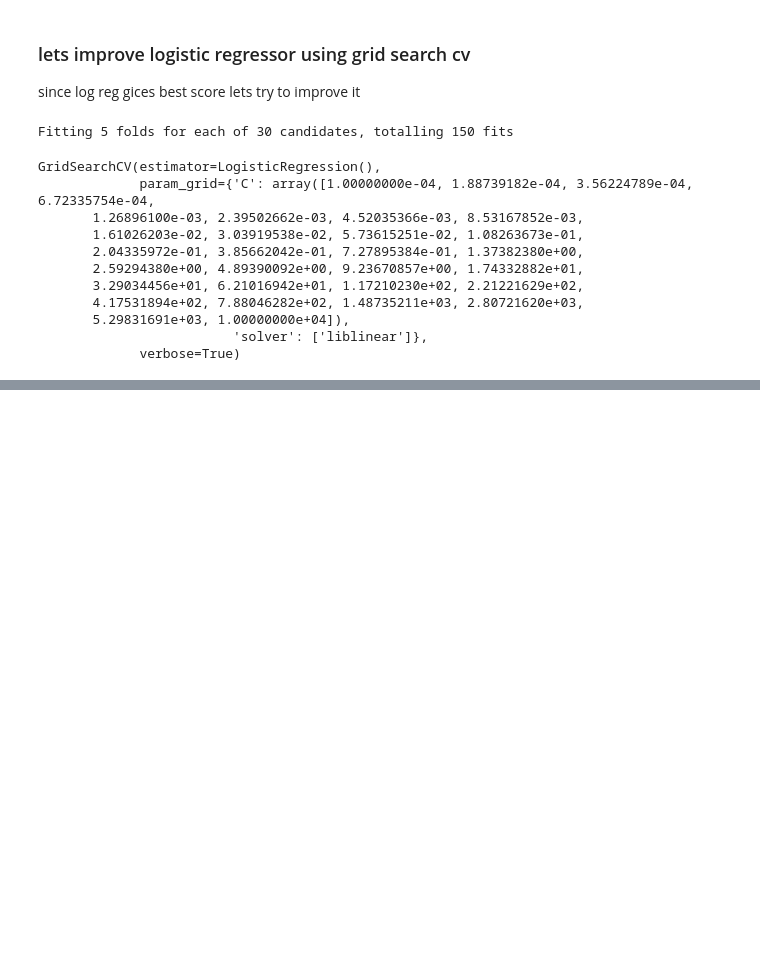
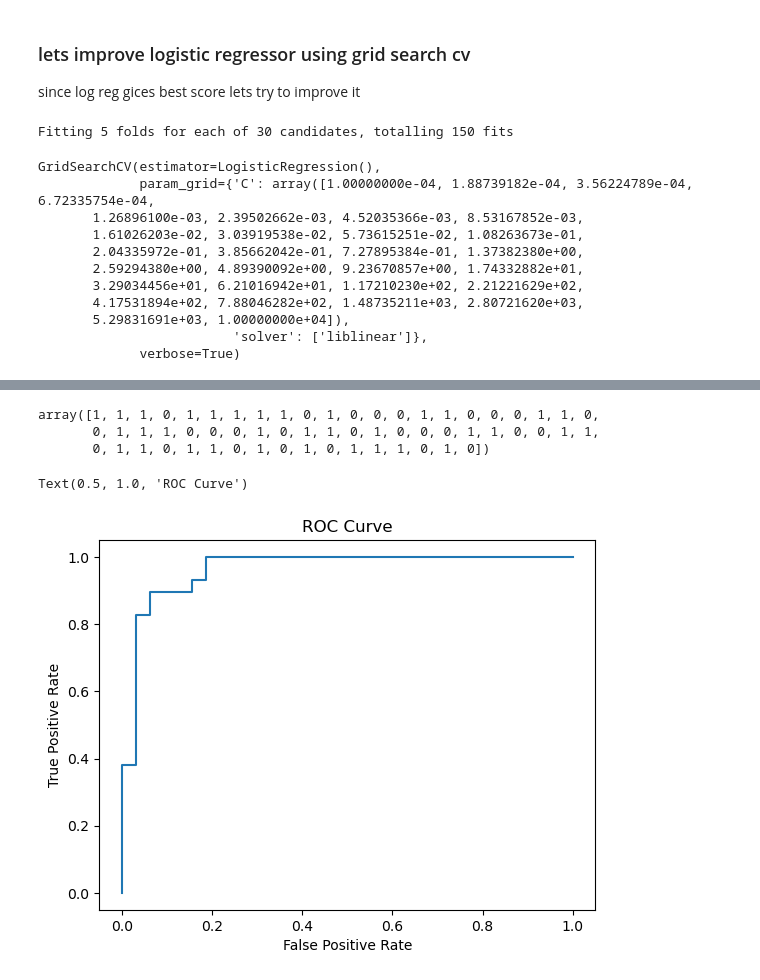
Before and after one commit to thesubodh1/Machine-Learning, a Jupyter notebook: Milestone-Heart-disease-classification-project.ipynb, the cells around one changed output, grey strips where cells are left out. Saved outputs shown, nothing was run; the diff lists cells and outputs as text; code cells hidden in the pictures; blank space fills up the shorter version.

```diff
--- a/Milestone-Heart-disease-classification-project.ipynb
+++ b/Milestone-Heart-disease-classification-project.ipynb
@@ -559,0 +570,21 @@ model_scores
+# %%
+Y_preds
+# %% [output]
+array([1, 1, 1, 0, 1, 1, 1, 1, 1, 0, 1, 0, 0, 0, 1, 1, 0, 0, 0, 1, 1, 0,
+       0, 1, 1, 1, 0, 0, 0, 1, 0, 1, 1, 0, 1, 0, 0, 0, 1, 1, 0, 0, 1, 1,
+       0, 1, 1, 0, 1, 1, 0, 1, 0, 1, 0, 1, 1, 1, 0, 1, 0])
+# %%
+pred_probabilities = gs_log_reg.predict_proba(X_test)
+pred_probabilities_positive = pred_probabilities[:,1]
+# %%
+# import roc corve
+from sklearn.metrics import roc_curve
+fpr,tpr,threshold = roc_curve(Y_test,pred_probabilities_positive)
+# %%
+plt.plot(fpr,tpr)
+plt.xlabel("False Positive Rate")
+plt.ylabel("True Positive Rate")
+plt.title("ROC Curve")
+# %% [output]
+Text(0.5, 1.0, 'ROC Curve')
+[figure, added]
```
Also changed, not shown: parts of 33 cells of this notebook.
